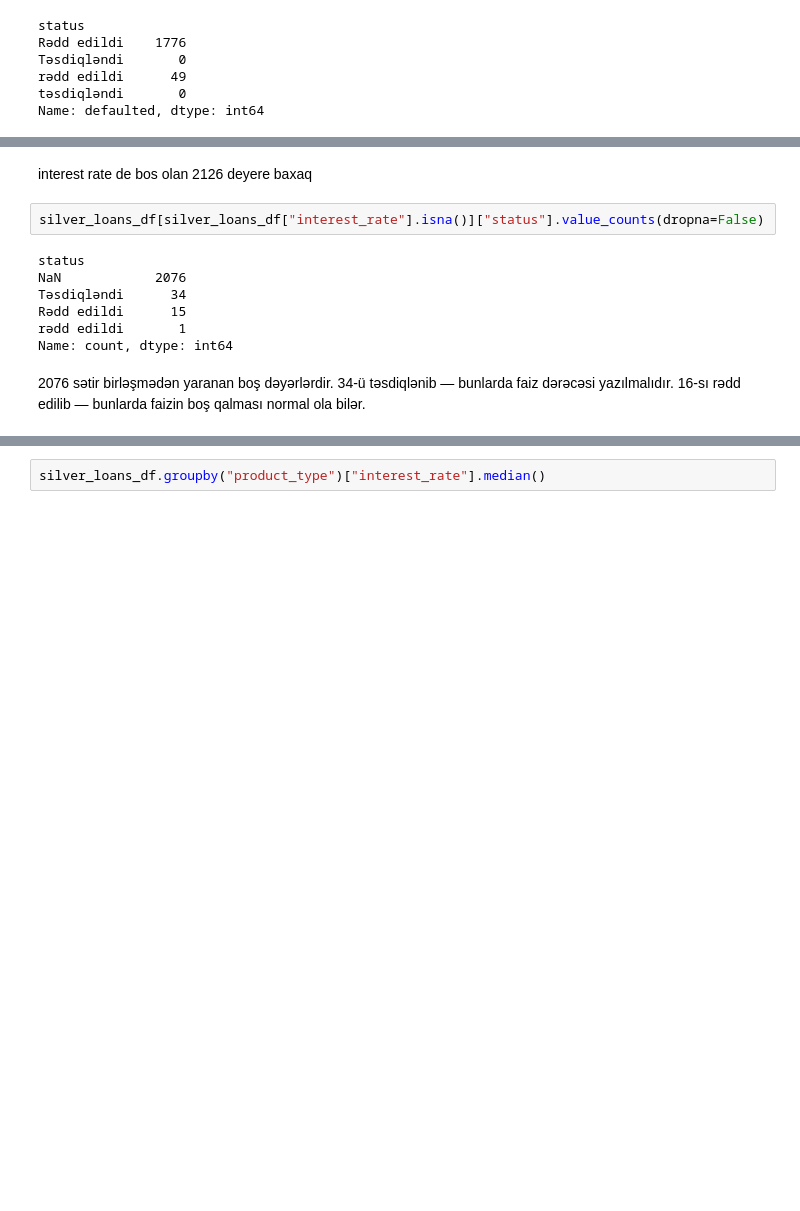
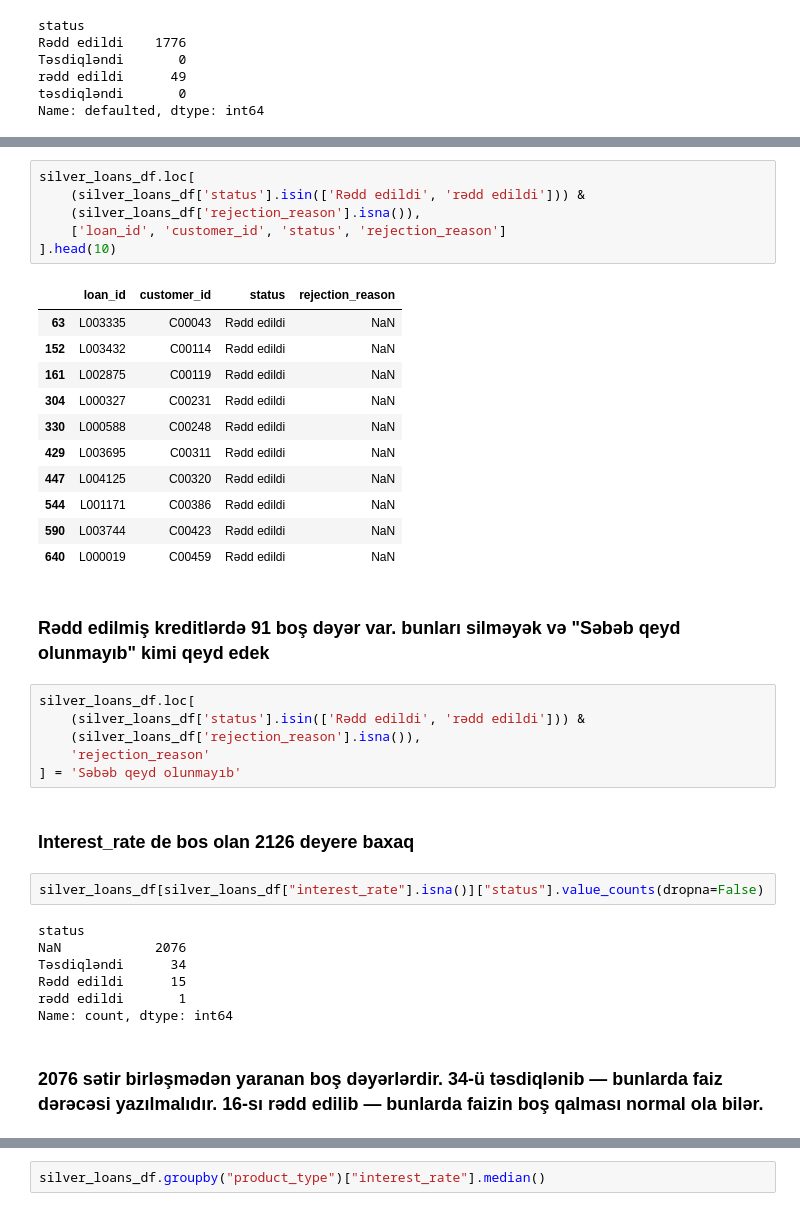
Before and after one commit to mashadiyevasabina/Bank_Analysis, a Jupyter notebook: notebooks/2_Silver/03_silver_clean.ipynb, the cells around one changed output, grey strips where cells are left out. Drawn from its saved outputs; the diff is of its cells as text; blank space fills up the shorter version.

```diff
--- a/notebooks/2_Silver/03_silver_clean.ipynb
+++ b/notebooks/2_Silver/03_silver_clean.ipynb
@@ -110,5 +115,31 @@ Name: count, dtype: int64
+# %%
+silver_loans_df.loc[
+    (silver_loans_df['status'].isin(['Rədd edildi', 'rədd edildi'])) &
+    (silver_loans_df['rejection_reason'].isna()),
+    ['loan_id', 'customer_id', 'status', 'rejection_reason']
+].head(10)
+# %% [output]
+|  | loan_id | customer_id | status | rejection_reason |
+| 63 | L003335 | C00043 | Rədd edildi | NaN |
+| 152 | L003432 | C00114 | Rədd edildi | NaN |
+| 161 | L002875 | C00119 | Rədd edildi | NaN |
+| 304 | L000327 | C00231 | Rədd edildi | NaN |
+| 330 | L000588 | C00248 | Rədd edildi | NaN |
+| 429 | L003695 | C00311 | Rədd edildi | NaN |
+| 447 | L004125 | C00320 | Rədd edildi | NaN |
+| 544 | L001171 | C00386 | Rədd edildi | NaN |
+| 590 | L003744 | C00423 | Rədd edildi | NaN |
+| 640 | L000019 | C00459 | Rədd edildi | NaN |
+# %% [markdown]
+### Rədd edilmiş kreditlərdə 91 boş dəyər var. bunları silməyək və "Səbəb qeyd olunmayıb" kimi qeyd edek
+# %%
+silver_loans_df.loc[
+    (silver_loans_df['status'].isin(['Rədd edildi', 'rədd edildi'])) &
+    (silver_loans_df['rejection_reason'].isna()),
+    'rejection_reason'
+] = 'Səbəb qeyd olunmayıb'
 # %% [markdown]
-interest rate de bos olan 2126 deyere baxaq
+### Interest_rate de bos olan 2126 deyere baxaq
 # %%
 silver_loans_df[silver_loans_df["interest_rate"].isna()]["status"].value_counts(dropna=False)
 # %% [output]
@@ -119,6 +150,5 @@ Rədd edildi      15
 rədd edildi       1
 Name: count, dtype: int64
 # %% [markdown]
-2076 sətir birləşmədən yaranan boş dəyərlərdir. 34-ü təsdiqlənib — bunlarda faiz dərəcəsi yazılmalıdır.
-16-sı rədd edilib — bunlarda faizin boş qalması normal ola bilər.
+### 2076 sətir birləşmədən yaranan boş dəyərlərdir. 34-ü təsdiqlənib — bunlarda faiz dərəcəsi yazılmalıdır. 16-sı rədd edilib — bunlarda faizin boş qalması normal ola bilər.
 # %% [markdown]
```
Also changed, not shown: parts of 33 cells of this notebook, 4 other files.
